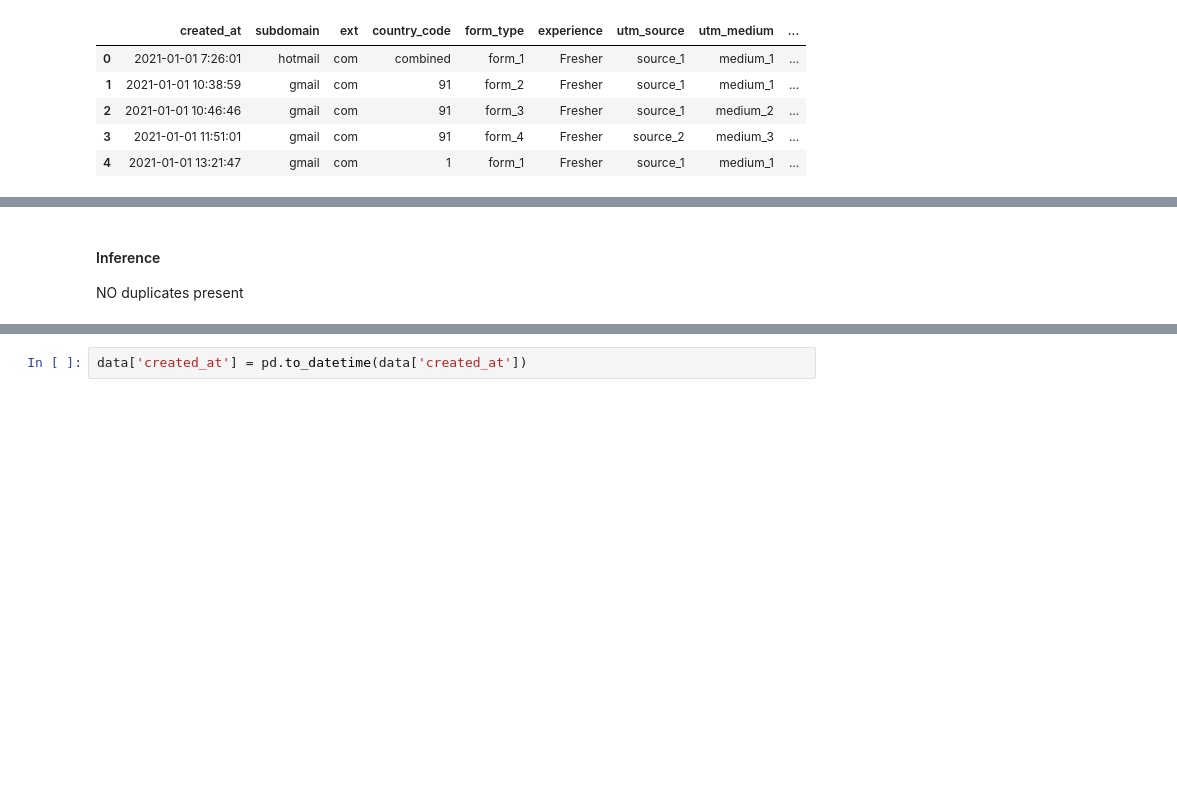
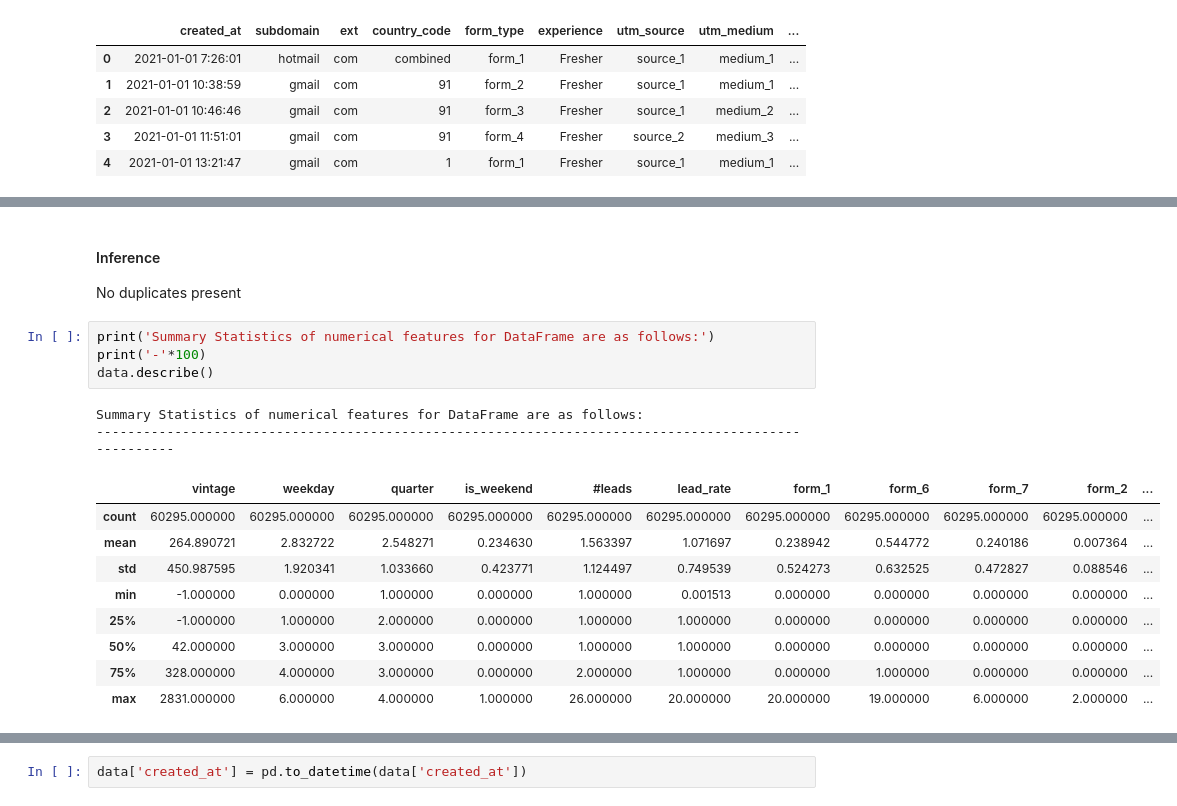
Before and after one commit to manishkr1754/Lead_Scoring_Model, a Jupyter notebook: Lead Scoring Model.ipynb, the cells around one changed output, grey strips where cells are left out. Drawn from its saved outputs; the diff is of its cells as text; blank space fills up the shorter version.

Commit message:
Data Eyeballing and Description Completed

```diff
--- a/Lead Scoring Model.ipynb
+++ b/Lead Scoring Model.ipynb
@@ -175,3 +229,19 @@ data.duplicated().sum()
 # %% [markdown]
 #### Inference
- NO duplicates present
+No duplicates present
+# %%
+print('Summary Statistics of numerical features for DataFrame are as follows:')
+print('-'*100)
+data.describe()
+# %% [output]
+Summary Statistics of numerical features for DataFrame are as follows:
+----------------------------------------------------------------------------------------------------
+|  | vintage | weekday | quarter | is_weekend | #leads | lead_rate | form_1 | form_6 | form_7 | form_2 | ... |
+| count | 60295.000000 | 60295.000000 | 60295.000000 | 60295.000000 | 60295.000000 | 60295.000000 | 60295.000000 | 60295.000000 | 60295.000000 | 60295.000000 | ... |
+| mean | 264.890721 | 2.832722 | 2.548271 | 0.234630 | 1.563397 | 1.071697 | 0.238942 | 0.544772 | 0.240186 | 0.007364 | ... |
+| std | 450.987595 | 1.920341 | 1.033660 | 0.423771 | 1.124497 | 0.749539 | 0.524273 | 0.632525 | 0.472827 | 0.088546 | ... |
+| min | -1.000000 | 0.000000 | 1.000000 | 0.000000 | 1.000000 | 0.001513 | 0.000000 | 0.000000 | 0.000000 | 0.000000 | ... |
+| 25% | -1.000000 | 1.000000 | 2.000000 | 0.000000 | 1.000000 | 1.000000 | 0.000000 | 0.000000 | 0.000000 | 0.000000 | ... |
+| 50% | 42.000000 | 3.000000 | 3.000000 | 0.000000 | 1.000000 | 1.000000 | 0.000000 | 0.000000 | 0.000000 | 0.000000 | ... |
+| 75% | 328.000000 | 4.000000 | 3.000000 | 0.000000 | 2.000000 | 1.000000 | 0.000000 | 1.000000 | 0.000000 | 0.000000 | ... |
+| max | 2831.000000 | 6.000000 | 4.000000 | 1.000000 | 26.000000 | 20.000000 | 20.000000 | 19.000000 | 6.000000 | 2.000000 | ... |
```
Also changed, not shown: parts of 24 cells of this notebook.
